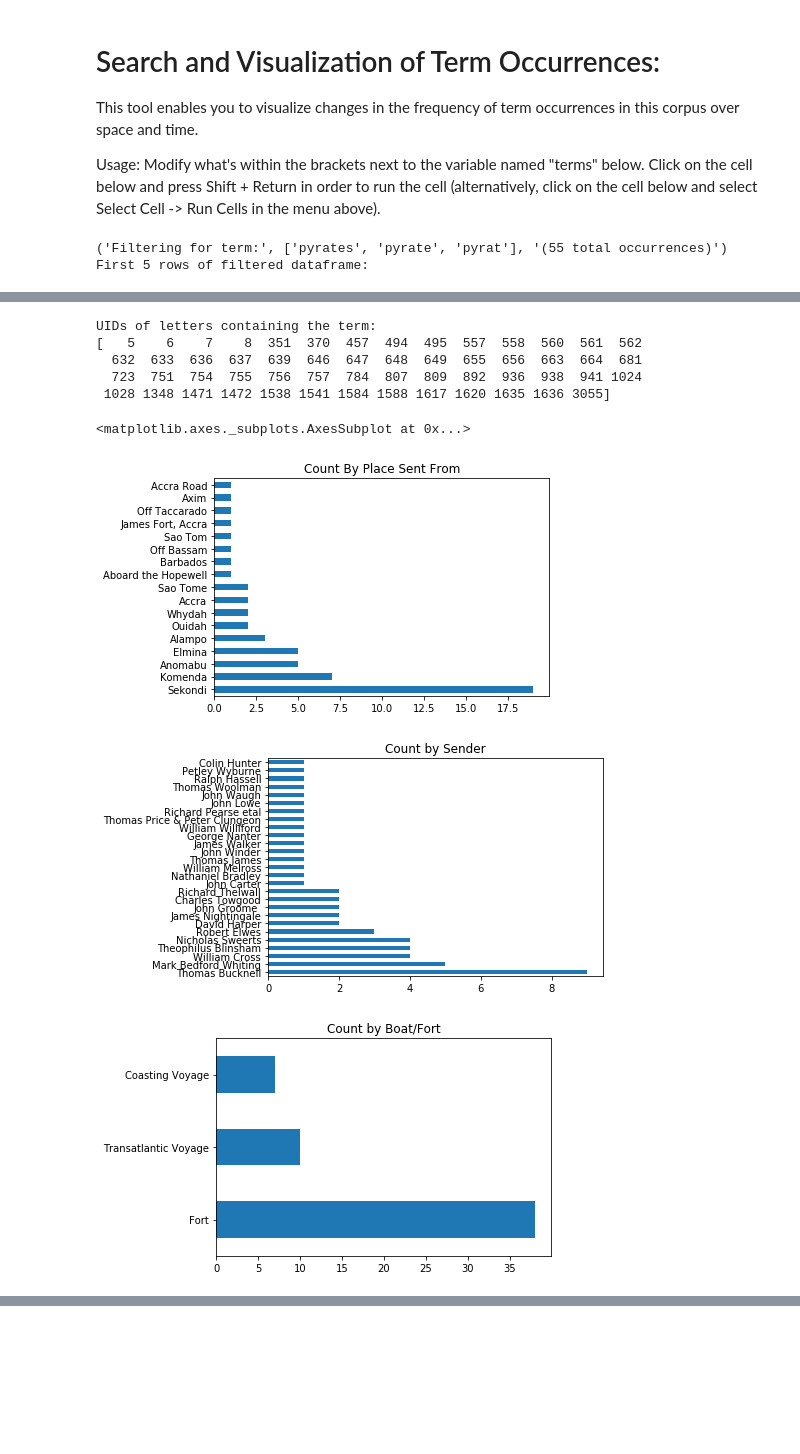
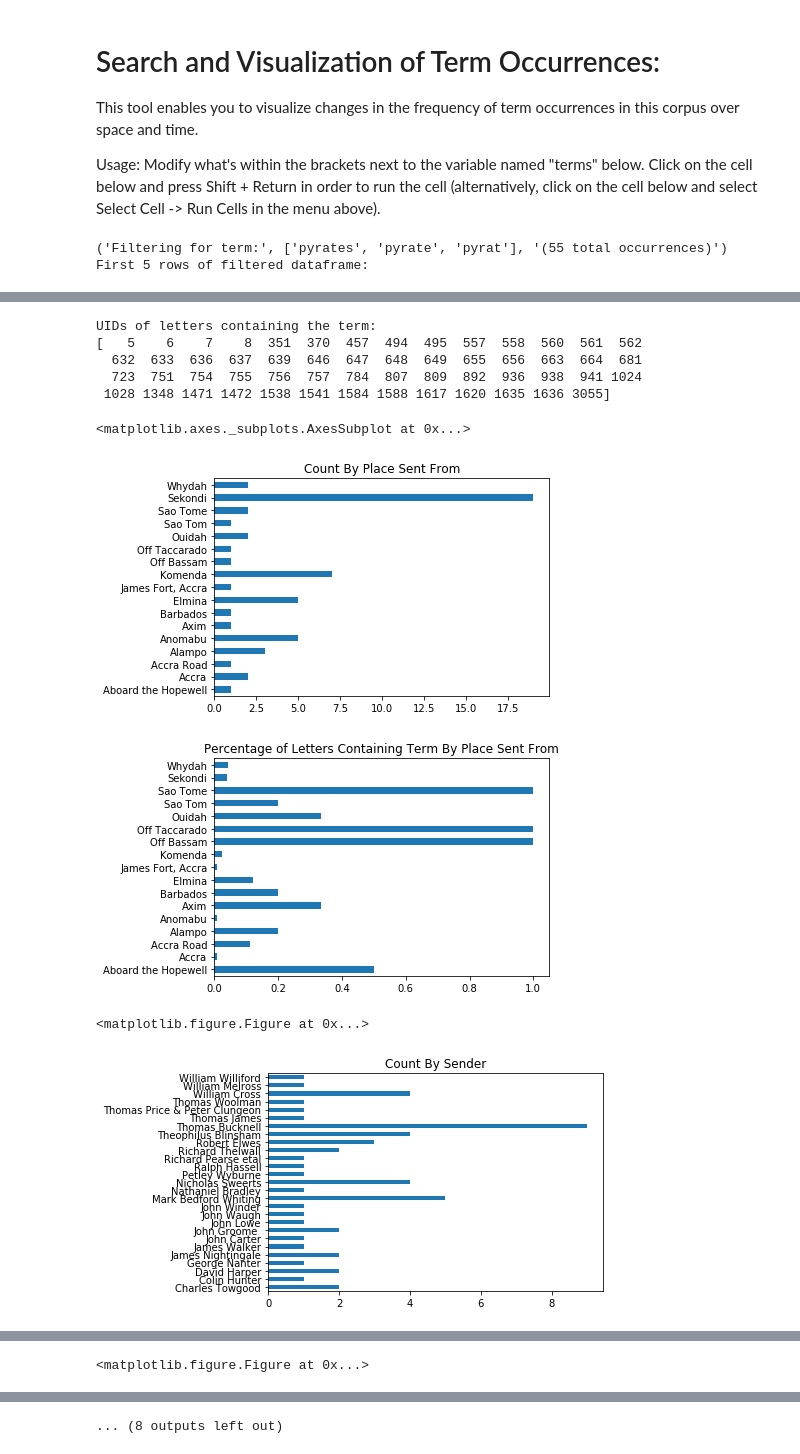
Before and after one commit to xueharry/RAC, a Jupyter notebook: Interactive-Search.ipynb, the cells around one changed output, grey strips where cells are left out. Saved outputs shown, nothing was run; the diff lists cells and outputs as text; code cells hidden in the pictures; blank space fills up the shorter version.

Commit message:
Added code for exporting word2vec to tsv; relative proportion graphs in visualizations

```diff
--- a/Interactive-Search.ipynb
+++ b/Interactive-Search.ipynb
@@ -39,40 +39,50 @@ df_subset = df[df['filtered'] == True]
 
 print('Filtering for term:', terms, '({} total occurrences)'.format(len(df_subset)))
 
 print('First 5 rows of filtered dataframe:')
 display(df_subset.head())
 
 print('UIDs of letters containing the term:')
 print(df_subset['UID'].values)
 
-df_subset['Place Sent From'].value_counts().plot(kind='barh', title='Count By Place Sent From')
-plt.figure()
-df_subset['Sender'].value_counts().plot(kind='barh', title='Count by Sender')
-plt.figure()
-df_subset['Boat/Fort'].value_counts().plot(kind='barh', title='Count by Boat/Fort')
-plt.figure()
-df_subset['Ship Name'].value_counts().plot(kind='barh', title='Count by Ship Name')
+for column in ['Place Sent From', 'Sender', 'Boat/Fort', 'Ship Name']:
+    plt.figure()
+    df_subset[column].value_counts().sort_index().plot(kind='barh', title='Count By {}'.format(column))
+    plt.figure()
+    (df_subset[column].value_counts() / df[column].value_counts()).dropna().sort_index().plot(kind='barh', title='Percentage of Letters Containing Term By {}'.format(column))
+    plt.figure()
+
 plt.figure()
 plt.title('Count by Year')
 df_subset.groupby('Year').count()['UID'].plot()
+
+plt.figure()
+plt.title('Percentage by Year')
+(df_subset.groupby('Year').count()['UID'] / df.groupby('Year').count()['UID']).dropna().plot()
+
 plt.figure()
 plt.title('Count by Month')
 df_subset.groupby('Month').count()['UID'].plot()
+
+plt.figure()
+plt.title('Percentage by Month')
+(df_subset.groupby('Month').count()['UID'] / df.groupby('Month').count()['UID']).dropna().plot()
 # %% [output]
 ('Filtering for term:', ['pyrates', 'pyrate', 'pyrat'], '(55 total occurrences)')
 First 5 rows of filtered dataframe:
 |  | UID | Vol | LetterNo | Sender | Place Sent From | Ship Name | Place Going To | Date | Boat/Fort | ... |
 | 4 | 5 | 1 | 5 | Mark Bedford Whiting | Sekondi | NaN | Cape Coast Castle | 27/06/1683 | Fort | ... |
 | 5 | 6 | 1 | 6 | Mark Bedford Whiting | Sekondi | NaN | Cape Coast Castle | 30/06/1683 | Fort | ... |
 | 6 | 7 | 1 | 7 | Mark Bedford Whiting | Sekondi | NaN | Cape Coast Castle | 02/07/1683 | Fort | ... |
 | 7 | 8 | 1 | 8 | Mark Bedford Whiting | Sekondi | NaN | Cape Coast Castle | 09/07/1683 | Fort | ... |
 | 350 | 351 | 1 | 351 | Richard Thelwall | Anomabu | NaN | Cape Coast Castle | 29/06/1683 | Fort | ... |
 UIDs of letters containing the term:
 [   5    6    7    8  351  370  457  494  495  557  558  560  561  562
   632  633  636  637  639  646  647  648  649  655  656  663  664  681
   723  751  754  755  756  757  784  807  809  892  936  938  941 1024
  1028 1348 1471 1472 1538 1541 1584 1588 1617 1620 1635 1636 3055]
 <matplotlib.axes._subplots.AxesSubplot at 0x...>
-[figure, old version]
+[figure, new version]
-[figure, old version]
+[figure, new version]
+<matplotlib.figure.Figure at 0x...>
-[figure, old version]
+[figure, new version]
@@ -79,0 +90 @@ UIDs of letters containing the term:
+<matplotlib.figure.Figure at 0x...>
@@ -81,0 +93 @@ UIDs of letters containing the term:
+... (8 outputs left out)
```
Also changed, not shown: parts of 1 cell of this notebook, 1 other file.
